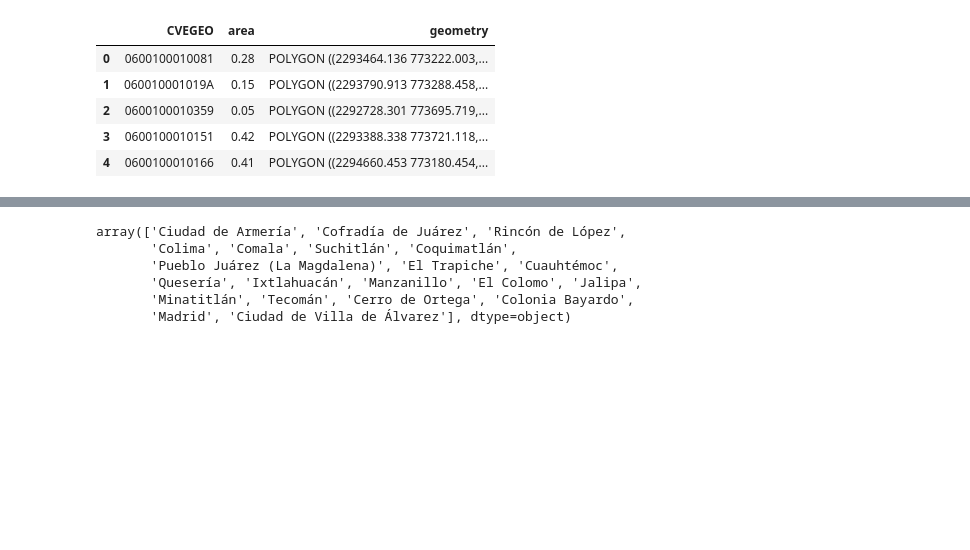
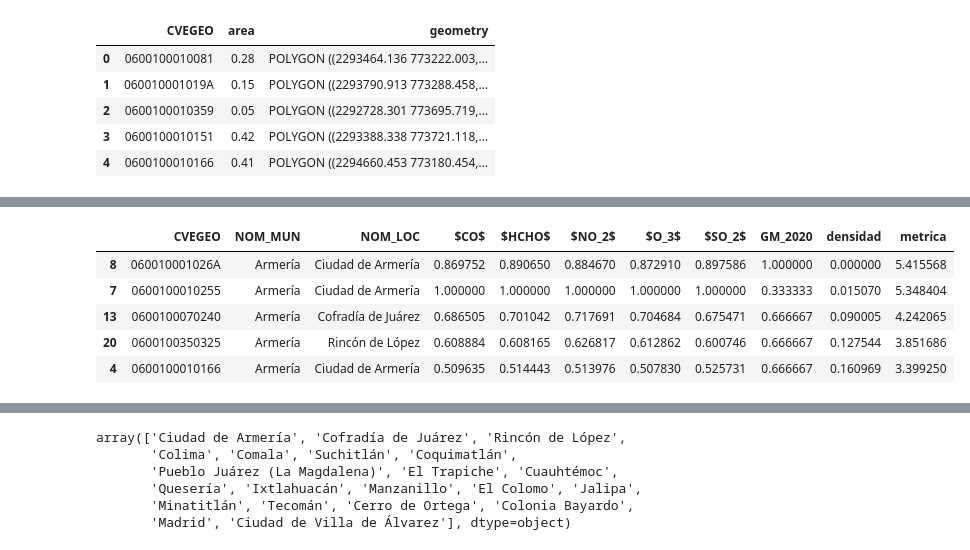
Before and after one commit to pcorner10/pronaces_analisis, a Jupyter notebook: reclasificacion2023.ipynb, the cells around one changed output, grey strips where cells are left out. Drawn from its saved outputs; the diff is of its cells as text; code cells hidden in the pictures; blank space fills up the shorter version.

```diff
--- a/reclasificacion2023.ipynb
+++ b/reclasificacion2023.ipynb
@@ -263,0 +273,3 @@ See the caveats in the documentation: https://pandas.pydata.org/pandas-docs/stab
+# %%
+df["metrica"] = df[["$CO$","$HCHO$","$NO_2$","$O_3$","$SO_2$","GM_2020", "densidad"]].sum(axis=1)
+df[["CVEGEO","$CO$","$HCHO$","$NO_2$","$O_3$","$SO_2$","GM_2020", "densidad", "metrica"]].head()
@@ -292,6 +316,15 @@ for mun in colima_metricas.NOM_LOC.unique():
   df_loc = pd.concat([df_loc, df.sort_values(by="metrica", ascending=False).head(5)])
 
 df_loc = gpd.GeoDataFrame(df_loc)
+# %%
+df_mun[["CVEGEO","NOM_MUN","NOM_LOC","$CO$","$HCHO$","$NO_2$","$O_3$","$SO_2$","GM_2020", "densidad", "metrica"]].head()
+# %% [output]
+|  | CVEGEO | NOM_MUN | NOM_LOC | $CO$ | $HCHO$ | $NO_2$ | $O_3$ | $SO_2$ | GM_2020 | densidad | metrica |
+| 8 | 060010001026A | Armería | Ciudad de Armería | 0.869752 | 0.890650 | 0.884670 | 0.872910 | 0.897586 | 1.000000 | 0.000000 | 5.415568 |
+| 7 | 0600100010255 | Armería | Ciudad de Armería | 1.000000 | 1.000000 | 1.000000 | 1.000000 | 1.000000 | 0.333333 | 0.015070 | 5.348404 |
+| 13 | 0600100070240 | Armería | Cofradía de Juárez | 0.686505 | 0.701042 | 0.717691 | 0.704684 | 0.675471 | 0.666667 | 0.090005 | 4.242065 |
+| 20 | 0600100350325 | Armería | Rincón de López | 0.608884 | 0.608165 | 0.626817 | 0.612862 | 0.600746 | 0.666667 | 0.127544 | 3.851686 |
+| 4 | 0600100010166 | Armería | Ciudad de Armería | 0.509635 | 0.514443 | 0.513976 | 0.507830 | 0.525731 | 0.666667 | 0.160969 | 3.399250 |
 # %%
 df_mun
 # %% [output]
```
Also changed, not shown: parts of 5 cells of this notebook.
